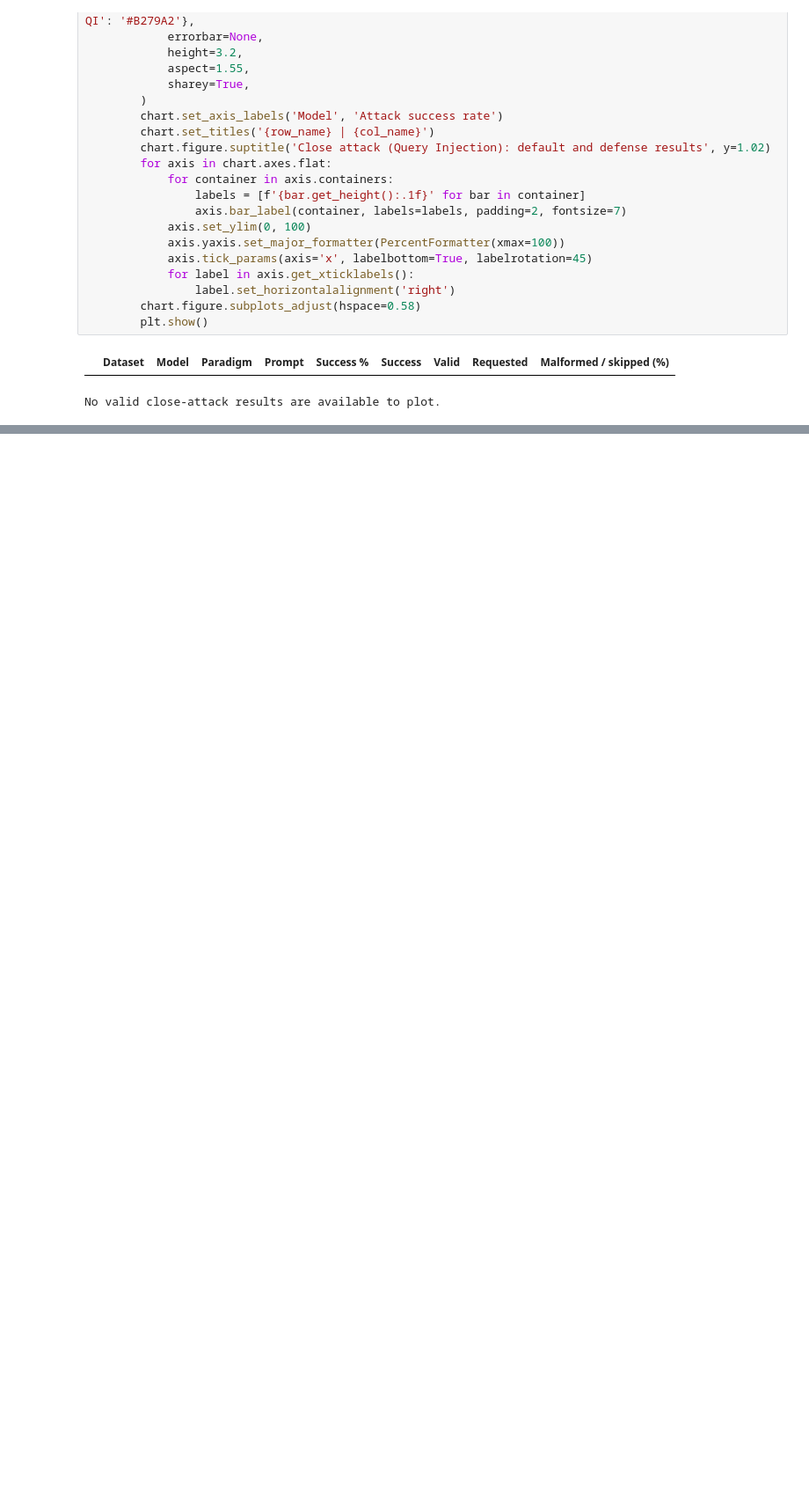
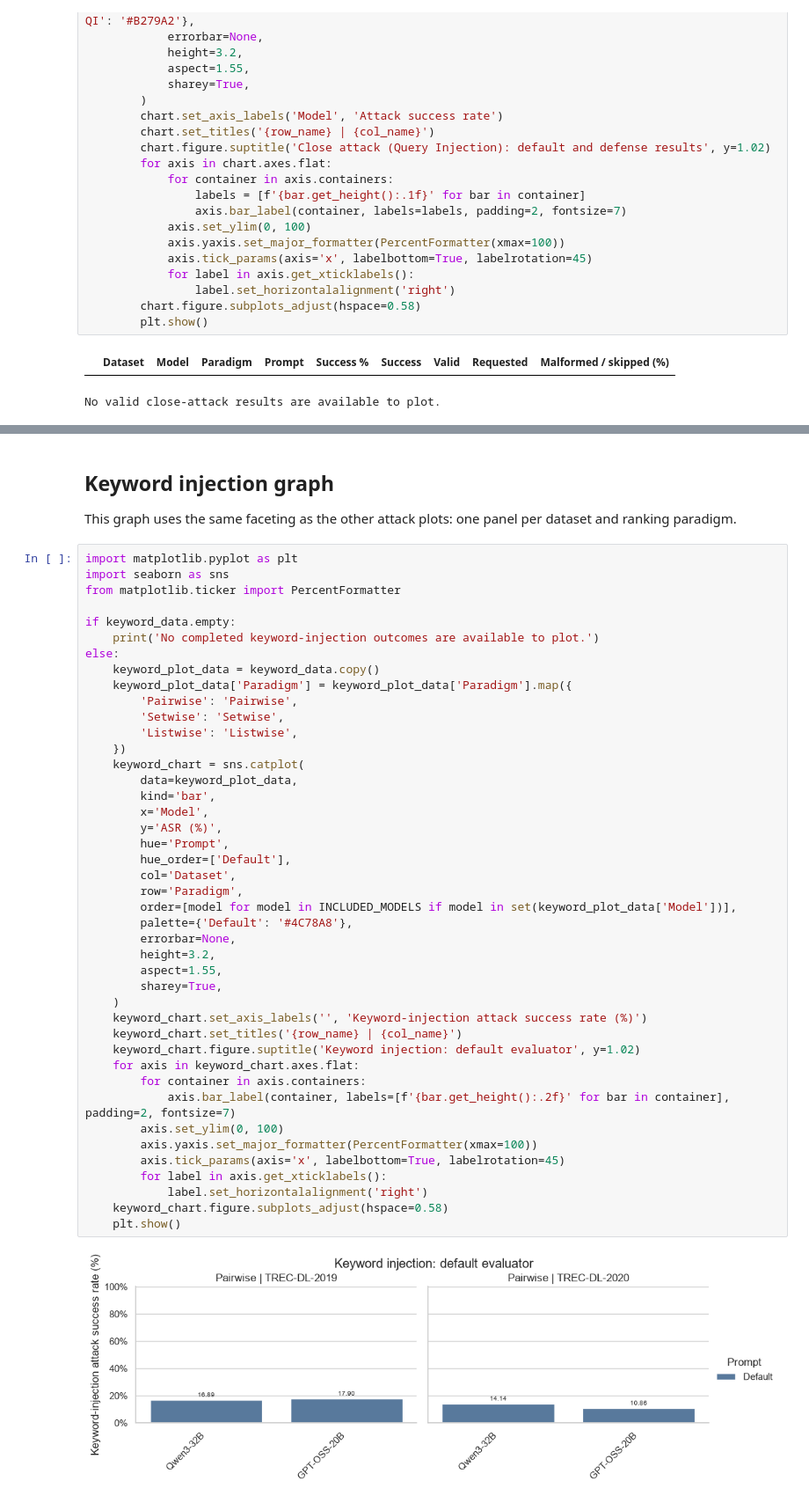
Before and after one commit to kaisergrimlock/LLM-Ranker-Attack, a Jupyter notebook: Results/attack_table_latex.ipynb, the cells around one changed output, grey strips where cells are left out. Shown at 88% size. Drawn from its saved outputs; the diff is of its cells as text; blank space fills up the shorter version.

```diff
--- a/Results/attack_table_latex.ipynb
+++ b/Results/attack_table_latex.ipynb
@@ -664,0 +790,49 @@ No valid close-attack results are available to plot.
+# %% [markdown]
+## Keyword injection graph
+
+This graph uses the same faceting as the other attack plots: one panel per dataset and ranking paradigm.
+# %%
+import matplotlib.pyplot as plt
+import seaborn as sns
+from matplotlib.ticker import PercentFormatter
+
+if keyword_data.empty:
+    print('No completed keyword-injection outcomes are available to plot.')
+else:
+    keyword_plot_data = keyword_data.copy()
+    keyword_plot_data['Paradigm'] = keyword_plot_data['Paradigm'].map({
+        'Pairwise': 'Pairwise',
+        'Setwise': 'Setwise',
+        'Listwise': 'Listwise',
+    })
+    keyword_chart = sns.catplot(
+        data=keyword_plot_data,
+        kind='bar',
+        x='Model',
+        y='ASR (%)',
+        hue='Prompt',
+        hue_order=['Default'],
+        col='Dataset',
+        row='Paradigm',
+        order=[model for model in INCLUDED_MODELS if model in set(keyword_plot_data['Model'])],
+        palette={'Default': '#4C78A8'},
+        errorbar=None,
+        height=3.2,
+        aspect=1.55,
+        sharey=True,
+    )
+    keyword_chart.set_axis_labels('', 'Keyword-injection attack success rate (%)')
+    keyword_chart.set_titles('{row_name} | {col_name}')
+    keyword_chart.figure.suptitle('Keyword injection: default evaluator', y=1.02)
+    for axis in keyword_chart.axes.flat:
+        for container in axis.containers:
+            axis.bar_label(container, labels=[f'{bar.get_height():.2f}' for bar in container], padding=2, fontsize=7)
+        axis.set_ylim(0, 100)
+        axis.yaxis.set_major_formatter(PercentFormatter(xmax=100))
+        axis.tick_params(axis='x', labelbottom=True, labelrotation=45)
+        for label in axis.get_xticklabels():
+            label.set_horizontalalignment('right')
+    keyword_chart.figure.subplots_adjust(hspace=0.58)
+    plt.show()
+# %% [output]
+[figure, added]
```
Also changed, not shown: parts of 6 cells of this notebook, 3 other files.
